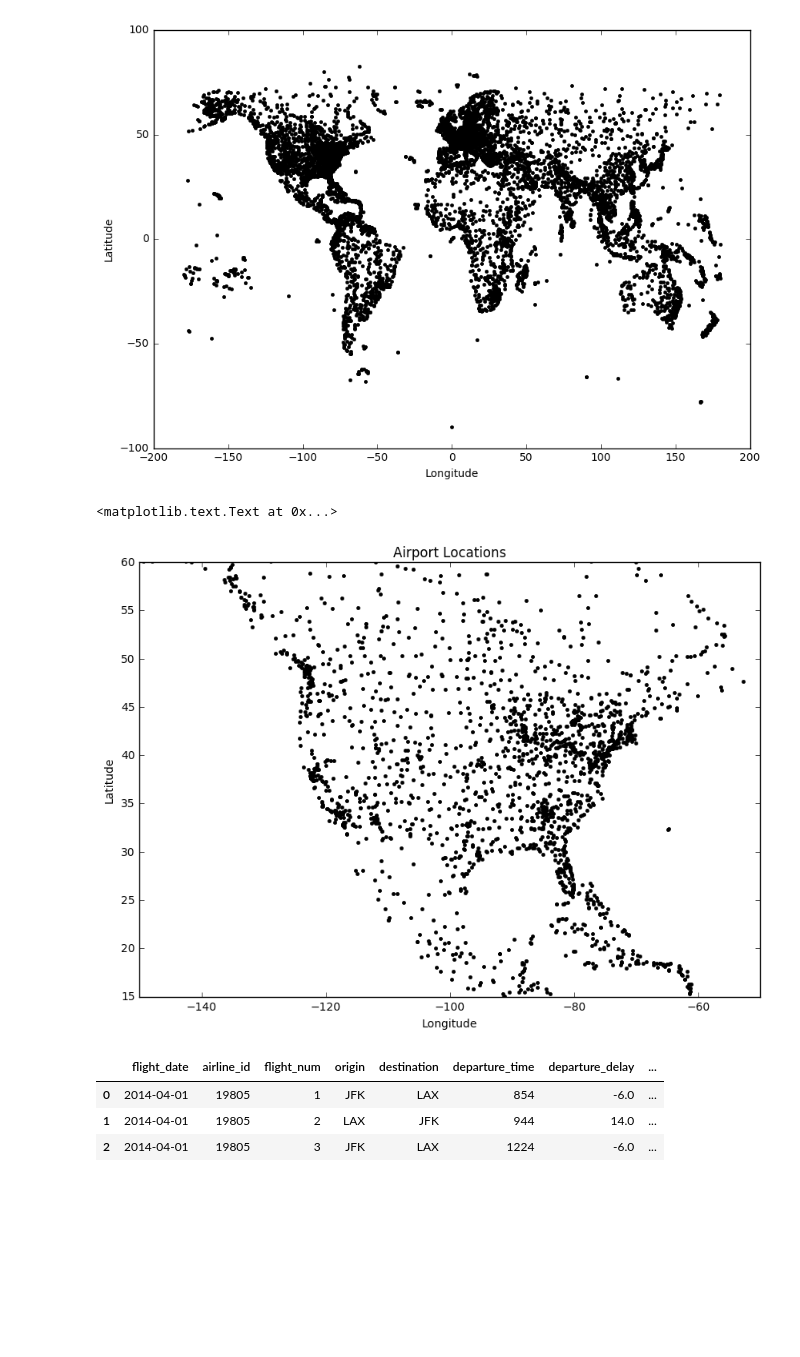
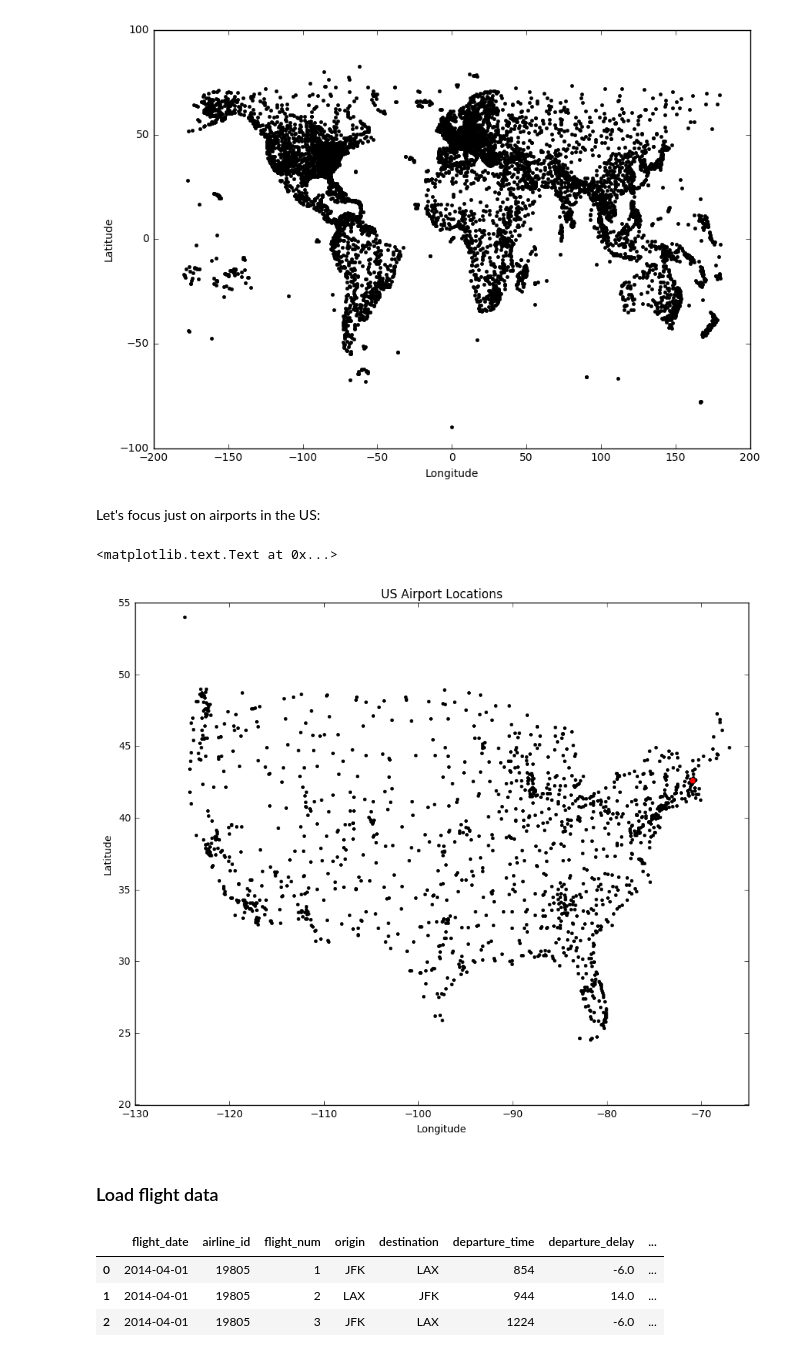
Before and after one commit to jhalverson/data_science, a Jupyter notebook: network_analysis/US_flight_network.ipynb, the cells around one changed output. Saved outputs shown, nothing was run; the diff lists cells and outputs as text; code cells hidden in the pictures; blank space fills up the shorter version.

```diff
--- a/network_analysis/US_flight_network.ipynb
+++ b/network_analysis/US_flight_network.ipynb
@@ -49,15 +59,22 @@ plt.ylabel('Latitude')
 # %% [output]
 <matplotlib.text.Text at 0x...>
 [figure]
+# %% [markdown]
+Let's focus just on airports in the US:
+# %%
+coords_us = coords[coords.Country == 'United States']
 # %%
-fig, ax = plt.subplots(figsize=(10, 7))
-plt.plot(coords.Longitude, coords.Latitude, 'k.')
-plt.xlim(-150, -50)
-plt.ylim(15, 60)
+fig, ax = plt.subplots(figsize=(11, 9))
+plt.plot(coords_us.Longitude, coords_us.Latitude, 'k.')
+plt.plot([-70.916144], [42.584141], 'ro')
+plt.xlim(-130, -65)
+plt.ylim(20, 55)
 plt.xlabel('Longitude')
 plt.ylabel('Latitude')
-plt.title('Airport Locations')
+plt.title('US Airport Locations')
 # %% [output]
 <matplotlib.text.Text at 0x...>
-[figure, old version]
+[figure, new version]
+# %% [markdown]
+### Load flight data
 # %%
```
Also changed, not shown: parts of 42 cells of this notebook.
